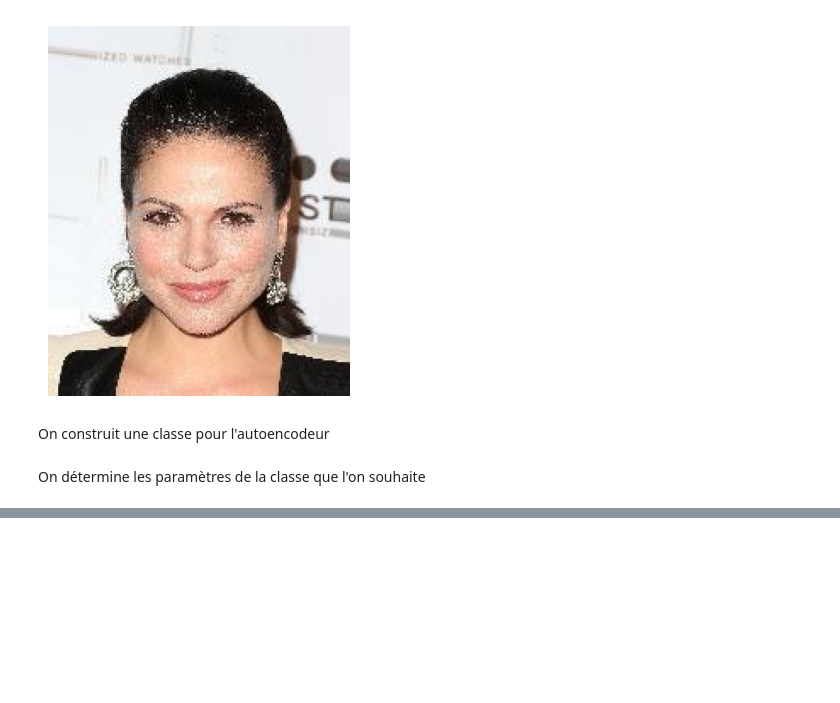
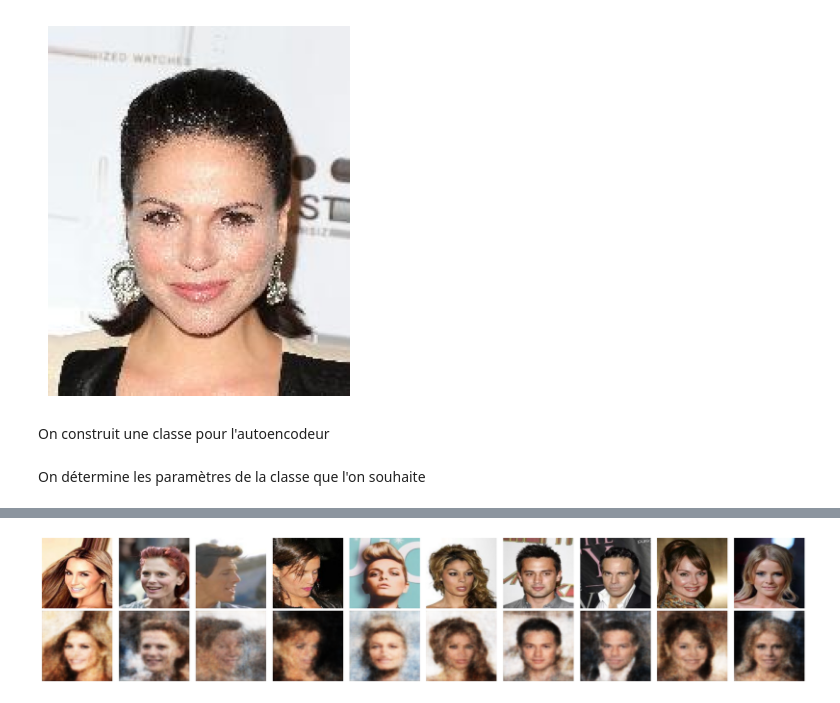
Before and after one commit to djakesa/AE-VAE-GAN-CelebA, a Jupyter notebook: jacques_autoencoder_celebA.ipynb, the cells around one changed output, grey strips where cells are left out. Cells and saved outputs as stored; diff of their text form; code cells hidden in the pictures; blank space fills up the shorter version.

```diff
--- a/jacques_autoencoder_celebA.ipynb
+++ b/jacques_autoencoder_celebA.ipynb
@@ -451,19 +238,0 @@ for i in range (0,4) :
-# %%
-# 1. Création de points aléatoires dans z_dim=200
-grid_size = 10
-grid_depth = 5
-z_random = np.random.normal(0, 1, size=(grid_size * grid_depth, autoencodeur.z_dim))
-
-# 2. Décodage → images RGB reconstruites
-reconstructed_images = autoencodeur.decoder.predict(z_random)
-
-# 3. Affichage des images
-fig = plt.figure(figsize=(grid_size, grid_depth))
-fig.subplots_adjust(hspace=0.4, wspace=0.4)
-
-for i in range(grid_size * grid_depth):
-    ax = fig.add_subplot(grid_depth, grid_size, i+1)
-    ax.axis('off')
-    # Display a single image from the batch
-    ax.imshow(reconstructed_images[i, ..., ::-1])  # pas de cmap ici : c’est du RGB
-plt.show()
@@ -472,0 +377,38 @@ plt.show()
+# %%
+import matplotlib.pyplot as plt
+import numpy as np
+
+# Nombre d'images à afficher
+n = 10  # tu peux ajuster ce nombre
+
+# Préparer les images originales et reconstruites
+originals = []
+reconstructions = []
+
+for i in range(n):
+    test_img = x_train[i]
+    test_img_input = np.expand_dims(test_img, axis=0)
+    reconstructed_img = autoencodeur.model.predict(test_img_input)[0]
+
+    originals.append(test_img)
+    reconstructions.append(reconstructed_img)
+
+# Affichage en grille
+plt.figure(figsize=(20, 4))  # Largeur adaptable selon n
+
+for i in range(n):
+    # Ligne 1 : originaux
+    ax = plt.subplot(2, n, i + 1)
+    # First access the NumPy array at index i, then apply the slicing
+    plt.imshow(originals[i][..., ::-1])
+    plt.axis("off")
+
+    # Ligne 2 : reconstructions
+    ax = plt.subplot(2, n, i + 1 + n)
+    # First access the NumPy array at index i, then apply the slicing
+    plt.imshow(reconstructions[i][..., ::-1])
+    plt.axis("off")
+
+plt.tight_layout()
+plt.show()
+# %% [output]
@@ -472,0 +425 @@ plt.show()
+[figure, added]
```
Also changed, not shown: parts of 11 cells of this notebook.
